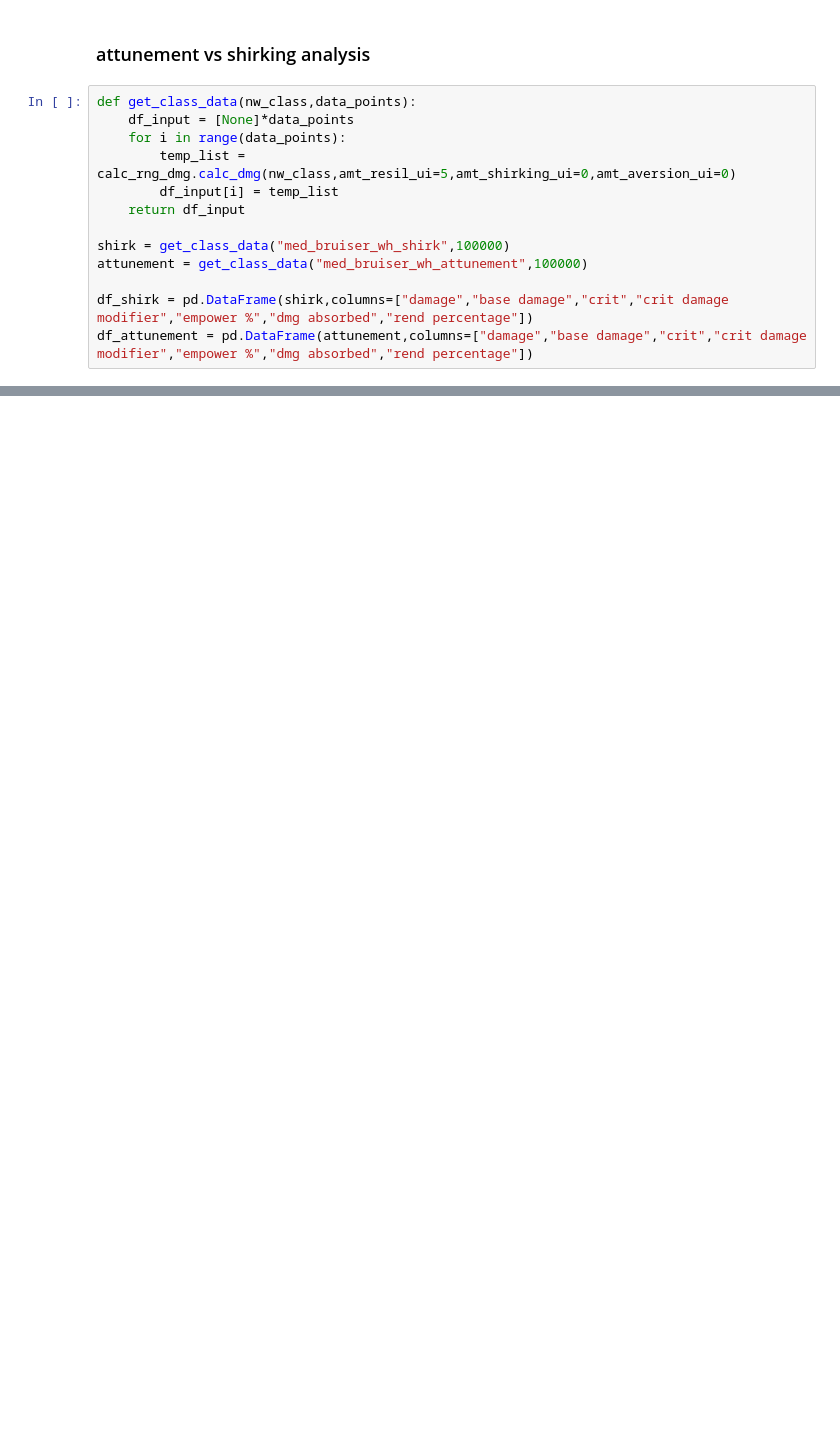
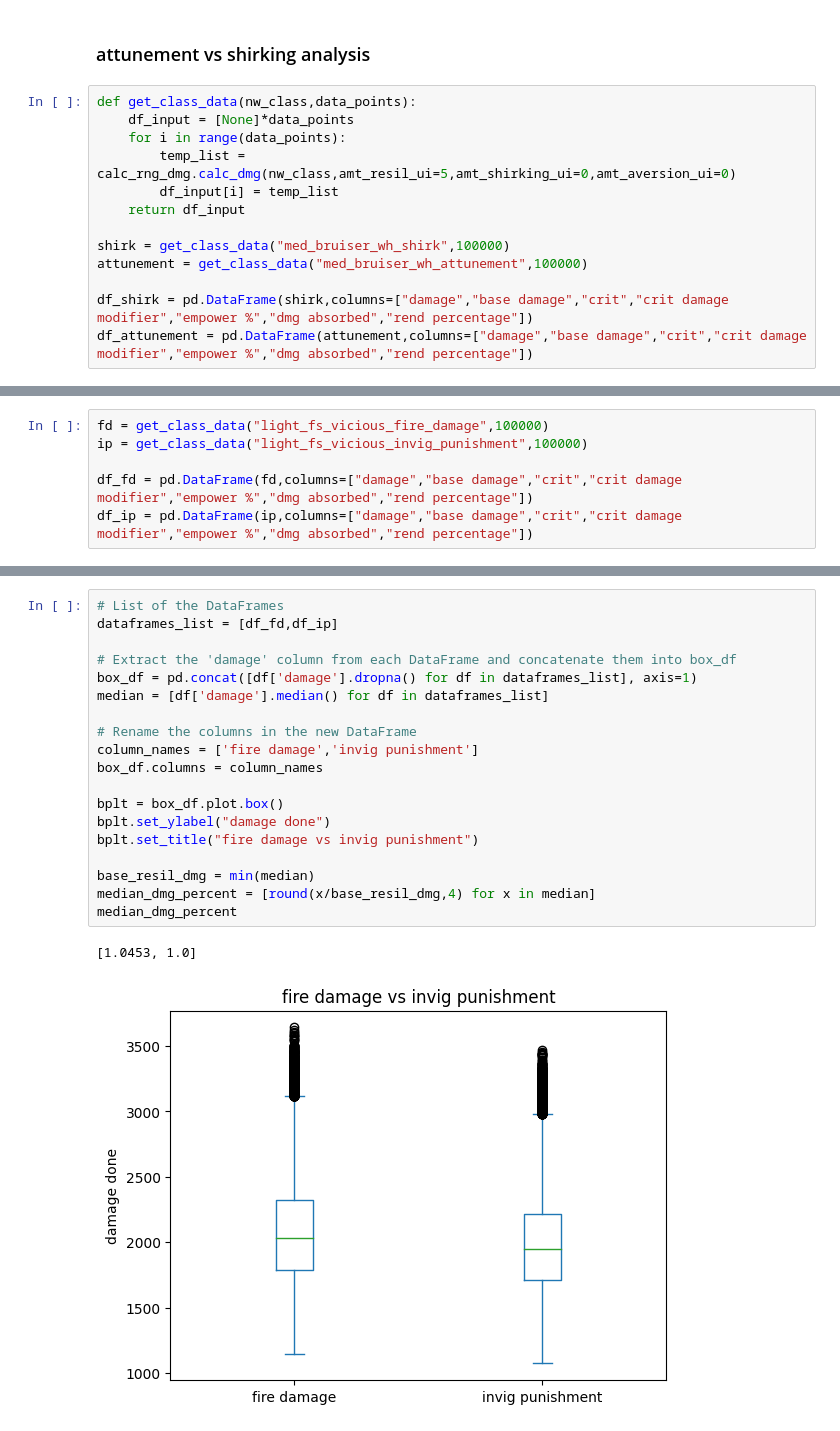
Before and after one commit to Miicr0w/new_world_sim, a Jupyter notebook: analysis.ipynb, the cells around one changed output, grey strips where cells are left out. Drawn from its saved outputs; the diff is of its cells as text; blank space fills up the shorter version.

Commit message:
moved ring dmg bucket, added invig bucket, new fd vs ip test

```diff
--- a/analysis.ipynb
+++ b/analysis.ipynb
@@ -163,0 +165,6 @@ median_dmg_percent
+# %%
+fd = get_class_data("light_fs_vicious_fire_damage",100000)
+ip = get_class_data("light_fs_vicious_invig_punishment",100000)
+
+df_fd = pd.DataFrame(fd,columns=["damage","base damage","crit","crit damage modifier","empower %","dmg absorbed","rend percentage"])
+df_ip = pd.DataFrame(ip,columns=["damage","base damage","crit","crit damage modifier","empower %","dmg absorbed","rend percentage"])
@@ -163,0 +177,22 @@ median_dmg_percent
+# %%
+# List of the DataFrames
+dataframes_list = [df_fd,df_ip]
+
+# Extract the 'damage' column from each DataFrame and concatenate them into box_df
+box_df = pd.concat([df['damage'].dropna() for df in dataframes_list], axis=1)
+median = [df['damage'].median() for df in dataframes_list]
+
+# Rename the columns in the new DataFrame
+column_names = ['fire damage','invig punishment']
+box_df.columns = column_names
+
+bplt = box_df.plot.box()
+bplt.set_ylabel("damage done")
+bplt.set_title("fire damage vs invig punishment")
+
+base_resil_dmg = min(median)
+median_dmg_percent = [round(x/base_resil_dmg,4) for x in median]
+median_dmg_percent
+# %% [output]
+[1.0453, 1.0]
+[figure, added]
```
Also changed, not shown: parts of 9 cells of this notebook, 1 other file.
